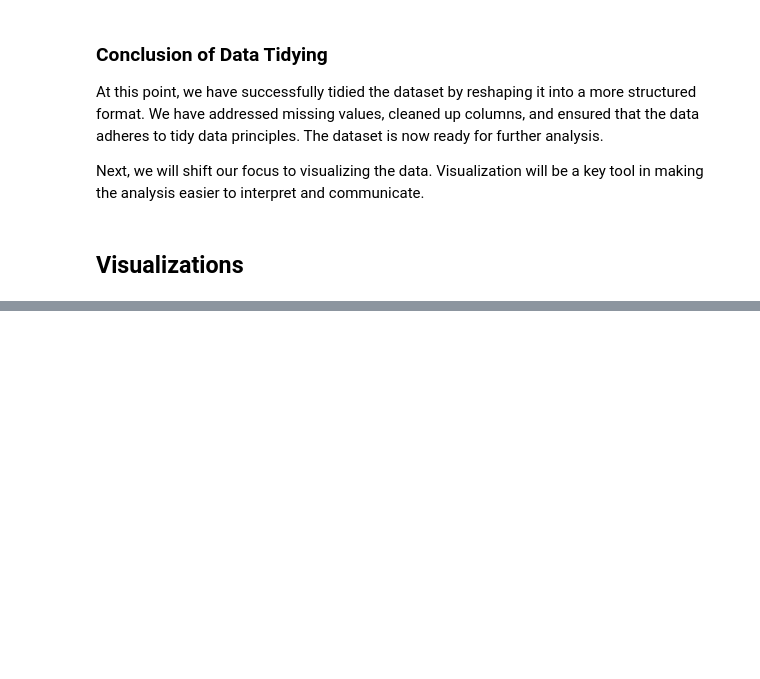
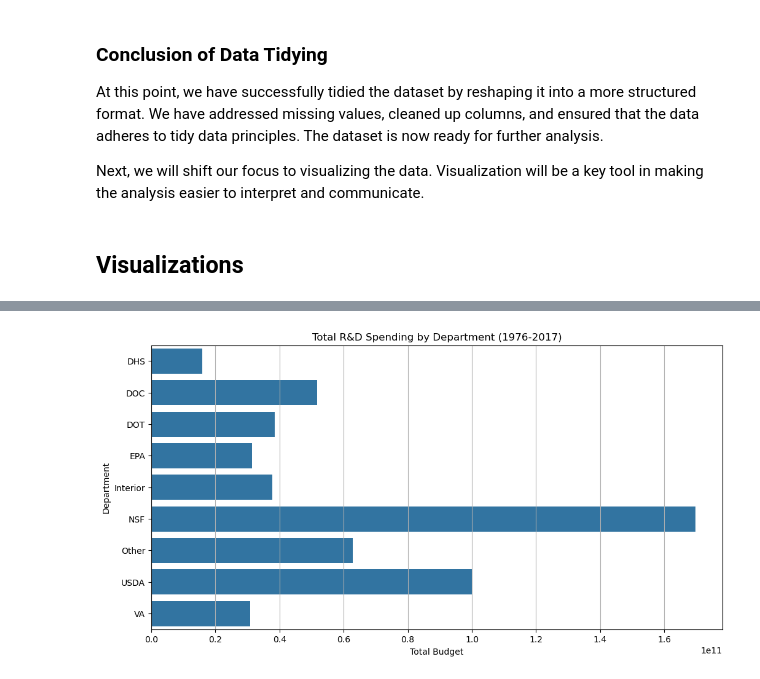
Before and after one commit to adiyabiyekenova/BIYEKENOVA-Python-Portfolio, a Jupyter notebook: TidyData-Project/tidy_data_project.ipynb, the cells around one changed output, grey strips where cells are left out. Drawn from its saved outputs; the diff is of its cells as text; code cells hidden in the pictures; blank space fills up the shorter version.

```diff
--- a/TidyData-Project/tidy_data_project.ipynb
+++ b/TidyData-Project/tidy_data_project.ipynb
@@ -592,0 +343,23 @@ year
+# %%
+# Filter the dataset for specific departments (everything except for DOD, DOE, NASA, HHS, and NIH)
+selected_departments = ["DOC", "DOT", "EPA", "Interior", "NSF", "Other", "USDA", "VA", "DHS"]
+# Filter the dataset to include only the rows where the department is in the selected list
+filtered_data = rd_budget_long[rd_budget_long["department"].isin(selected_departments)]
+# Create a figure with a specified size for better visibility
+plt.figure(figsize=(12, 6))
+# Group the filtered data by department and calculate the total budget for each department
+total_budget_by_department = filtered_data.groupby("department")["budget"].sum().reset_index()
+# Create a horizontal bar plot showing total budget by department
+sns.barplot(data=total_budget_by_department, x="budget", y="department")
+# Set the title of the graph
+plt.title("Total R&D Spending by Department (1976-2017)")
+# Label the x-axis as "Total Budget"
+plt.xlabel("Total Budget")
+# Label the y-axis as "Department"
+plt.ylabel("Department")
+# Add a grid to the x-axis for better readability
+plt.grid(axis="x")
+# Display the plot
+plt.show()
+# %% [output]
+[figure, added]
```
Also changed, not shown: parts of 86 cells of this notebook.
